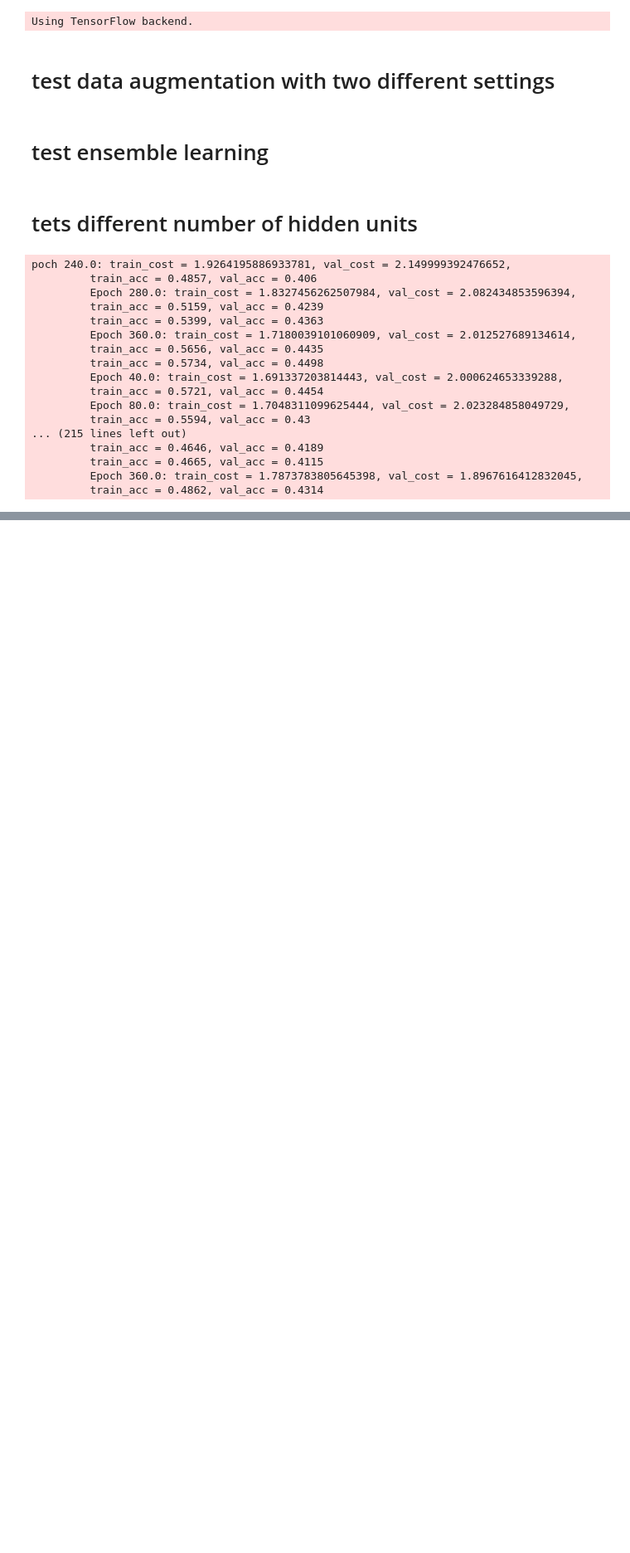
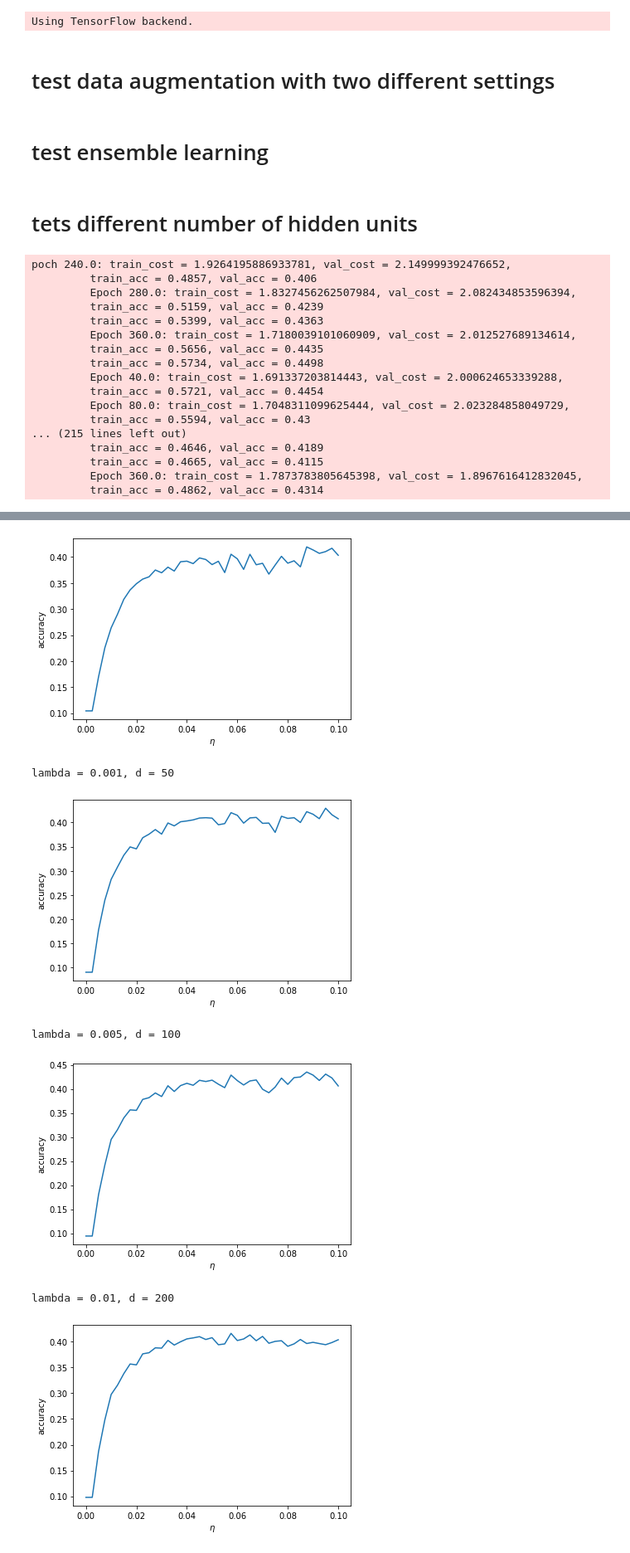
Before and after one commit to Tobi-r9/DD2424, a Jupyter notebook: Assignment2/test_bonu.ipynb, the cells around one changed output, grey strips where cells are left out. Shown at 83% size. Drawn from its saved outputs; the diff is of its cells as text; code cells hidden in the pictures; blank space fills up the shorter version.

```diff
--- a/Assignment2/test_bonu.ipynb
+++ b/Assignment2/test_bonu.ipynb
@@ -77,0 +80,23 @@ poch 240.0: train_cost = 1.9264195886933781, val_cost = 2.149999392476652,
+# %%
+importlib.reload(m)
+settings = [(0.001,50),(0.005,100),(0.01,200),(0.05,400)]
+GDparams = {"epochs":8, "n_batch":100, "eta_min":1e-10,'eta_max':1e-1,'freq':20}
+for setting in settings:
+    lambda_ = setting[0]
+    d = setting[1]
+    dimensions = [3072,d,10]
+    mlp = m.MLP(lambda_=lambda_,dimensions=dimensions)
+    hist = mlp.find_etas(data, GDparams)
+    plt.plot(hist['etas'],hist['val_acc'])
+    plt.xlabel(r"$\eta$")
+    plt.ylabel('accuracy')
+    plt.show()
+    print(f"lambda = {lambda_}, d = {d}")
+# %% [output]
+[figure, added]
+lambda = 0.001, d = 50
+[figure, added]
+lambda = 0.005, d = 100
+[figure, added]
+lambda = 0.01, d = 200
+[figure, added]
```
Also changed, not shown: parts of 6 cells of this notebook, 8 other files.
